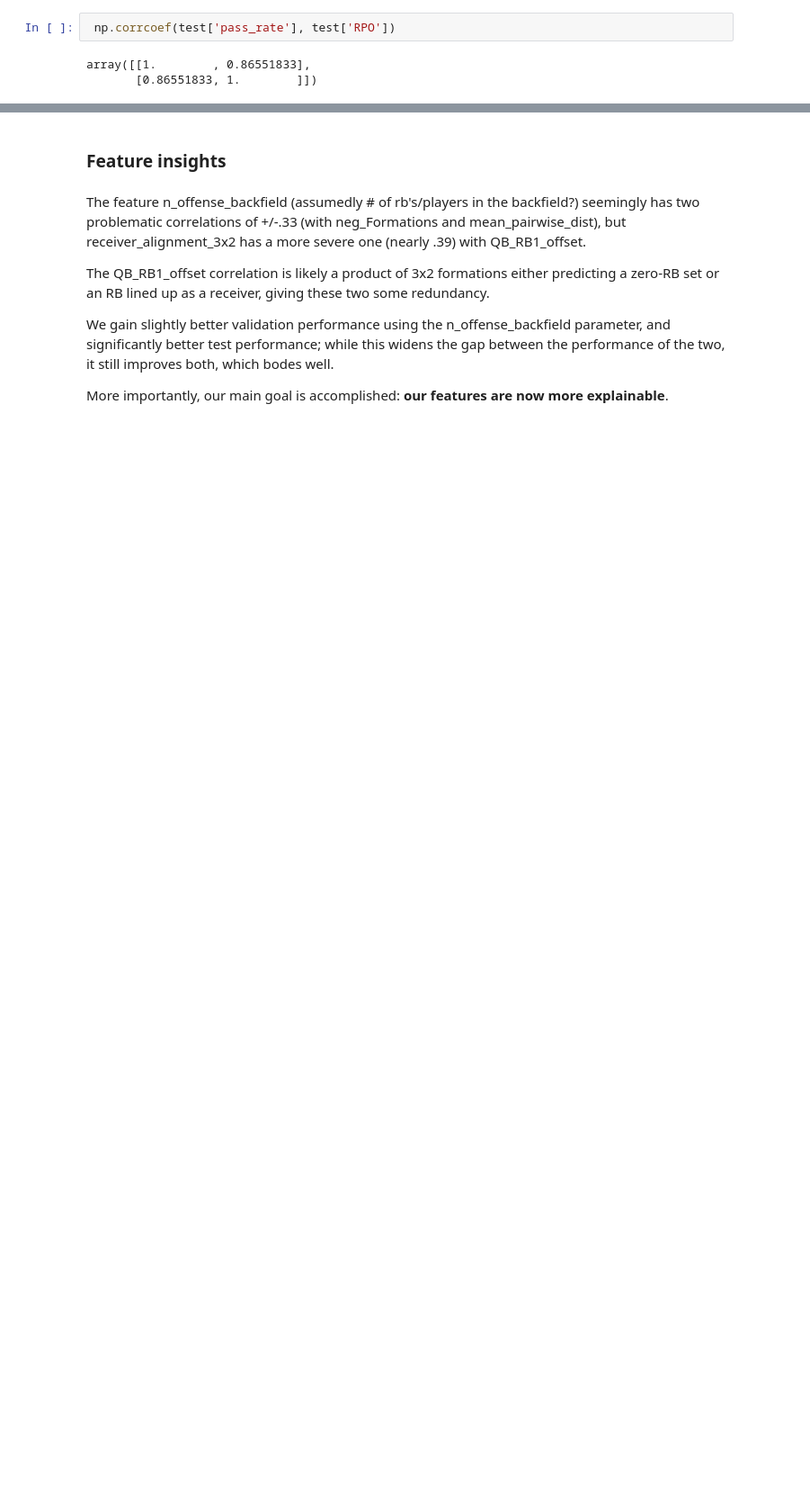
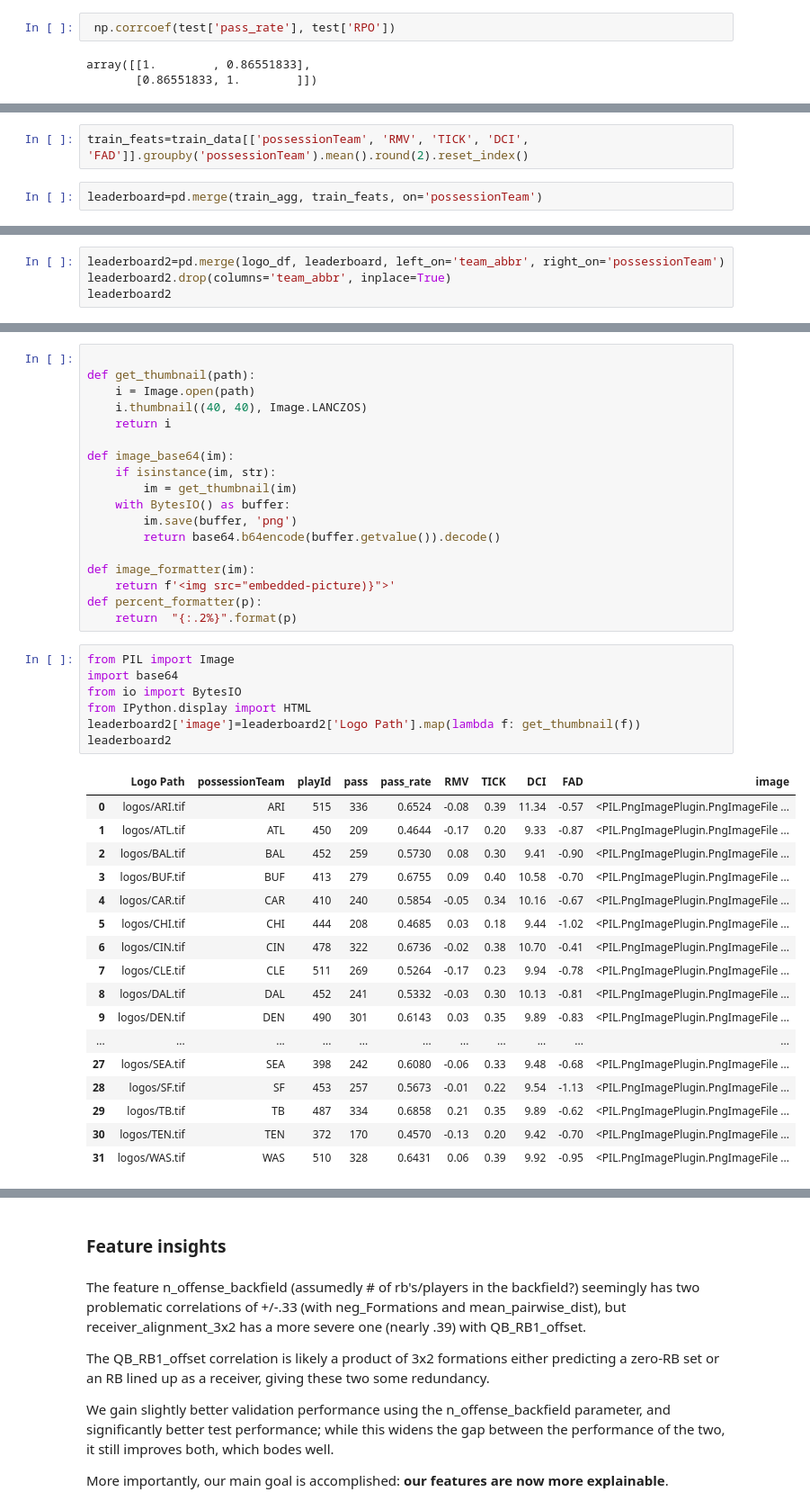
Before and after one commit to meagvo/NFL_BDB2025, a Jupyter notebook: pred-nov8-working.ipynb, the cells around one changed output, grey strips where cells are left out. Shown at 90% size. Saved outputs shown, nothing was run; the diff lists cells and outputs as text; blank space fills up the shorter version.

Commit message:
html table

```diff
--- a/pred-nov8-working.ipynb
+++ b/pred-nov8-working.ipynb
@@ -597,0 +637,4 @@ array([[1.        , 0.86551833],
+# %%
+train_feats=train_data[['possessionTeam', 'RMV', 'TICK', 'DCI', 'FAD']].groupby('possessionTeam').mean().round(2).reset_index()
+# %%
+leaderboard=pd.merge(train_agg, train_feats, on='possessionTeam')
@@ -597,0 +661,4 @@ array([[1.        , 0.86551833],
+# %%
+leaderboard2=pd.merge(logo_df, leaderboard, left_on='team_abbr', right_on='possessionTeam')
+leaderboard2.drop(columns='team_abbr', inplace=True)
+leaderboard2
@@ -597,0 +683,43 @@ array([[1.        , 0.86551833],
+# %%
+
+def get_thumbnail(path):
+    i = Image.open(path)
+    i.thumbnail((40, 40), Image.LANCZOS)
+    return i
+
+def image_base64(im):
+    if isinstance(im, str):
+        im = get_thumbnail(im)
+    with BytesIO() as buffer:
+        im.save(buffer, 'png')
+        return base64.b64encode(buffer.getvalue()).decode()
+
+def image_formatter(im):
+    return f'<img src="embedded-picture)}">'
+def percent_formatter(p):
+    return  "{:.2%}".format(p)
+# %%
+from PIL import Image
+import base64
+from io import BytesIO
+from IPython.display import HTML
+leaderboard2['image']=leaderboard2['Logo Path'].map(lambda f: get_thumbnail(f))
+leaderboard2
+# %% [output]
+|  | Logo Path | possessionTeam | playId | pass | pass_rate | RMV | TICK | DCI | FAD | image |
+| 0 | logos/ARI.tif | ARI | 515 | 336 | 0.6524 | -0.08 | 0.39 | 11.34 | -0.57 | <PIL.PngImagePlugin.PngImageFile ... |
+| 1 | logos/ATL.tif | ATL | 450 | 209 | 0.4644 | -0.17 | 0.20 | 9.33 | -0.87 | <PIL.PngImagePlugin.PngImageFile ... |
+| 2 | logos/BAL.tif | BAL | 452 | 259 | 0.5730 | 0.08 | 0.30 | 9.41 | -0.90 | <PIL.PngImagePlugin.PngImageFile ... |
+| 3 | logos/BUF.tif | BUF | 413 | 279 | 0.6755 | 0.09 | 0.40 | 10.58 | -0.70 | <PIL.PngImagePlugin.PngImageFile ... |
+| 4 | logos/CAR.tif | CAR | 410 | 240 | 0.5854 | -0.05 | 0.34 | 10.16 | -0.67 | <PIL.PngImagePlugin.PngImageFile ... |
+| 5 | logos/CHI.tif | CHI | 444 | 208 | 0.4685 | 0.03 | 0.18 | 9.44 | -1.02 | <PIL.PngImagePlugin.PngImageFile ... |
+| 6 | logos/CIN.tif | CIN | 478 | 322 | 0.6736 | -0.02 | 0.38 | 10.70 | -0.41 | <PIL.PngImagePlugin.PngImageFile ... |
+| 7 | logos/CLE.tif | CLE | 511 | 269 | 0.5264 | -0.17 | 0.23 | 9.94 | -0.78 | <PIL.PngImagePlugin.PngImageFile ... |
+| 8 | logos/DAL.tif | DAL | 452 | 241 | 0.5332 | -0.03 | 0.30 | 10.13 | -0.81 | <PIL.PngImagePlugin.PngImageFile ... |
+| 9 | logos/DEN.tif | DEN | 490 | 301 | 0.6143 | 0.03 | 0.35 | 9.89 | -0.83 | <PIL.PngImagePlugin.PngImageFile ... |
+| ... | ... | ... | ... | ... | ... | ... | ... | ... | ... | ... |
+| 27 | logos/SEA.tif | SEA | 398 | 242 | 0.6080 | -0.06 | 0.33 | 9.48 | -0.68 | <PIL.PngImagePlugin.PngImageFile ... |
+| 28 | logos/SF.tif | SF | 453 | 257 | 0.5673 | -0.01 | 0.22 | 9.54 | -1.13 | <PIL.PngImagePlugin.PngImageFile ... |
+| 29 | logos/TB.tif | TB | 487 | 334 | 0.6858 | 0.21 | 0.35 | 9.89 | -0.62 | <PIL.PngImagePlugin.PngImageFile ... |
+| 30 | logos/TEN.tif | TEN | 372 | 170 | 0.4570 | -0.13 | 0.20 | 9.42 | -0.70 | <PIL.PngImagePlugin.PngImageFile ... |
+| 31 | logos/WAS.tif | WAS | 510 | 328 | 0.6431 | 0.06 | 0.39 | 9.92 | -0.95 | <PIL.PngImagePlugin.PngImageFile ... |
```
Also changed, not shown: parts of 11 cells of this notebook, 3 other files.
